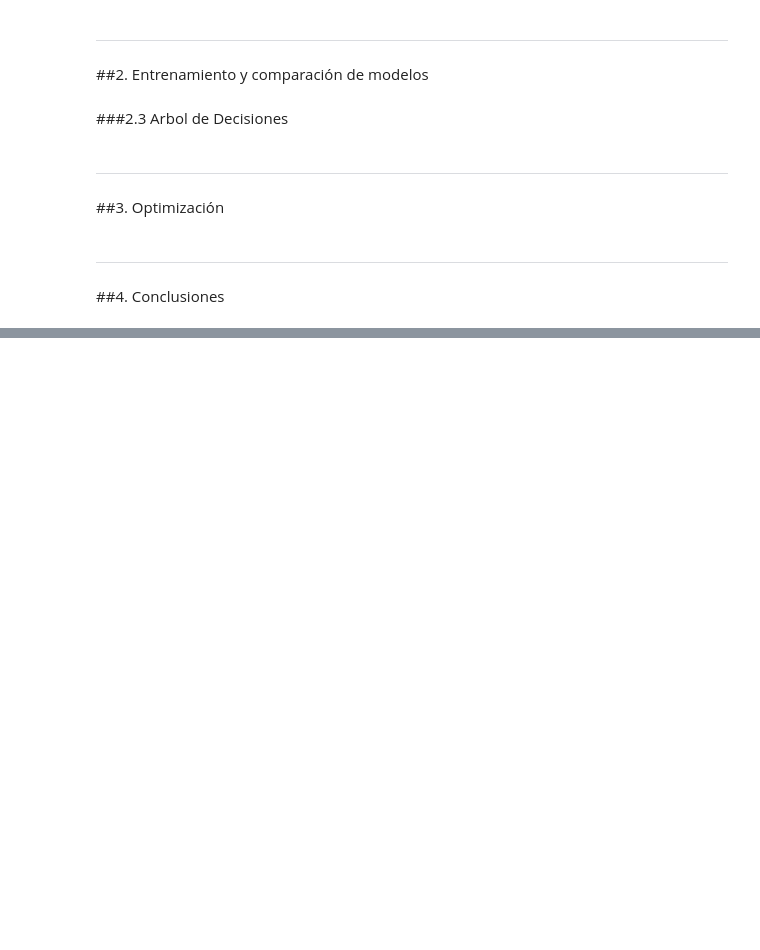
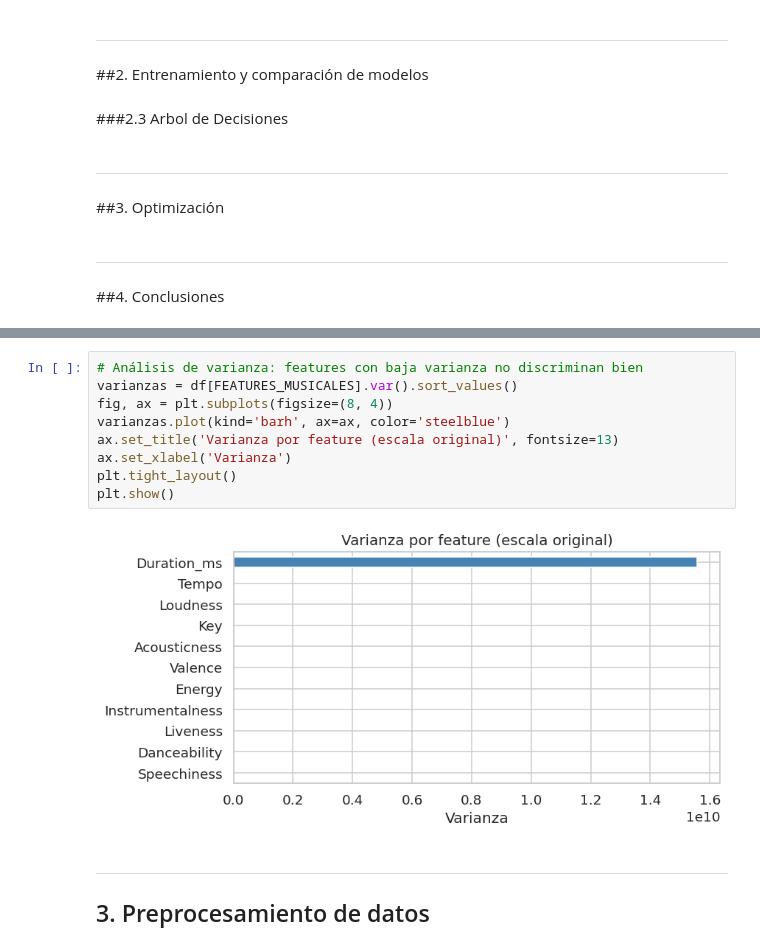
Before and after one commit to Santibareiro27/Inteligencia-Computacional, a Jupyter notebook: RA1_TP4/RA1_Trabajo_práctico_N°_4_G8.ipynb, the cells around one changed output, grey strips where cells are left out. Saved outputs shown, nothing was run; the diff lists cells and outputs as text; blank space fills up the shorter version.

```diff
--- a/RA1_TP4/RA1_Trabajo_práctico_N°_4_G8.ipynb
+++ b/RA1_TP4/RA1_Trabajo_práctico_N°_4_G8.ipynb
@@ -267,0 +401,14 @@ Archive:  Spotify_Youtube.zip
+# %%
+# Análisis de varianza: features con baja varianza no discriminan bien
+varianzas = df[FEATURES_MUSICALES].var().sort_values()
+fig, ax = plt.subplots(figsize=(8, 4))
+varianzas.plot(kind='barh', ax=ax, color='steelblue')
+ax.set_title('Varianza por feature (escala original)', fontsize=13)
+ax.set_xlabel('Varianza')
+plt.tight_layout()
+plt.show()
+# %% [output]
+[figure, added]
+# %% [markdown]
+---
+## 3. Preprocesamiento de datos
```
Also changed, not shown: parts of 96 cells of this notebook.
